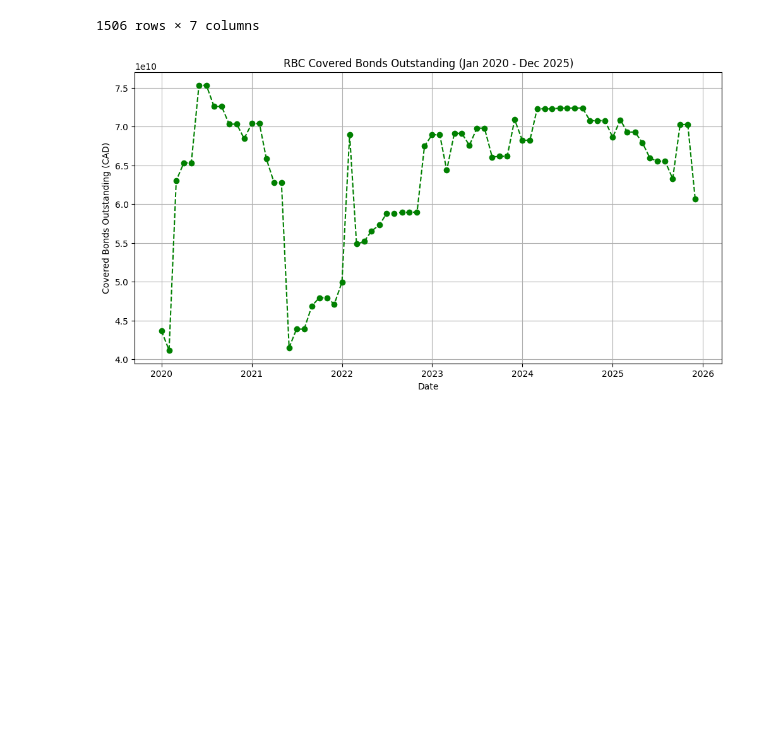
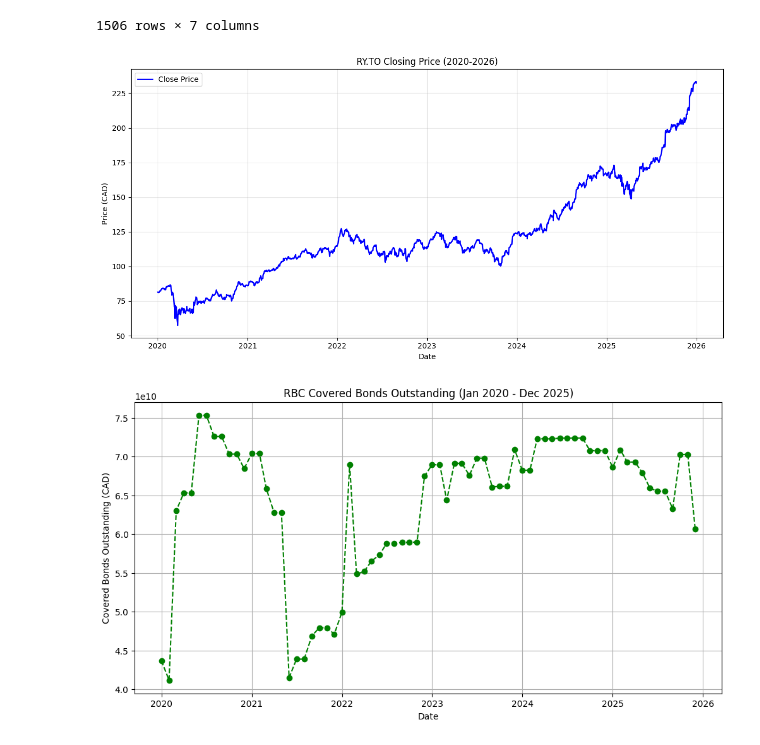
Before and after one commit to JimmyyNX/APM466, a Jupyter notebook: A2.ipynb, the cells around one changed output. Drawn from its saved outputs; the diff is of its cells as text; code cells hidden in the pictures; blank space fills up the shorter version.

```diff
--- a/A2.ipynb
+++ b/A2.ipynb
@@ -51,4 +50,25 @@ df_covered_bonds = pd.DataFrame({
     "Month": dates,
     "Covered_Bonds": covered_bonds
 })
+# %%
+plt.figure(figsize=(12,6))
+
+plt.plot(stock_df.index,
+         stock_df["Close"],
+         color='blue',
+         linewidth=1.8,
+         label="Close Price")
+
+plt.title("RY.TO Closing Price (2020-2026)")
+plt.xlabel("Date")
+plt.ylabel("Price (CAD)")
+
+plt.grid(True, linestyle='-', alpha=0.3)
+plt.legend()
+
+plt.tight_layout()
+plt.savefig("RY_stock_style_matched.png", dpi=300, bbox_inches='tight')
+plt.show()
+# %% [output]
+[figure, added]
 # %%
```
Also changed, not shown: parts of 3 cells of this notebook.
